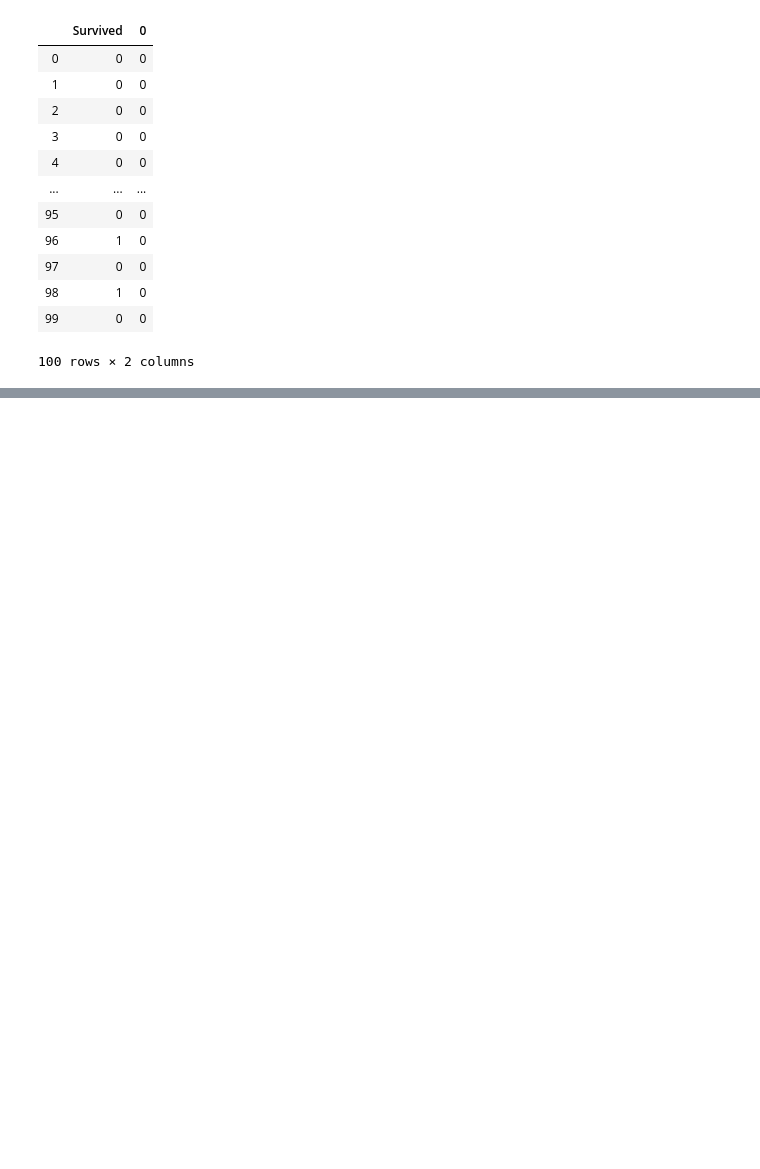
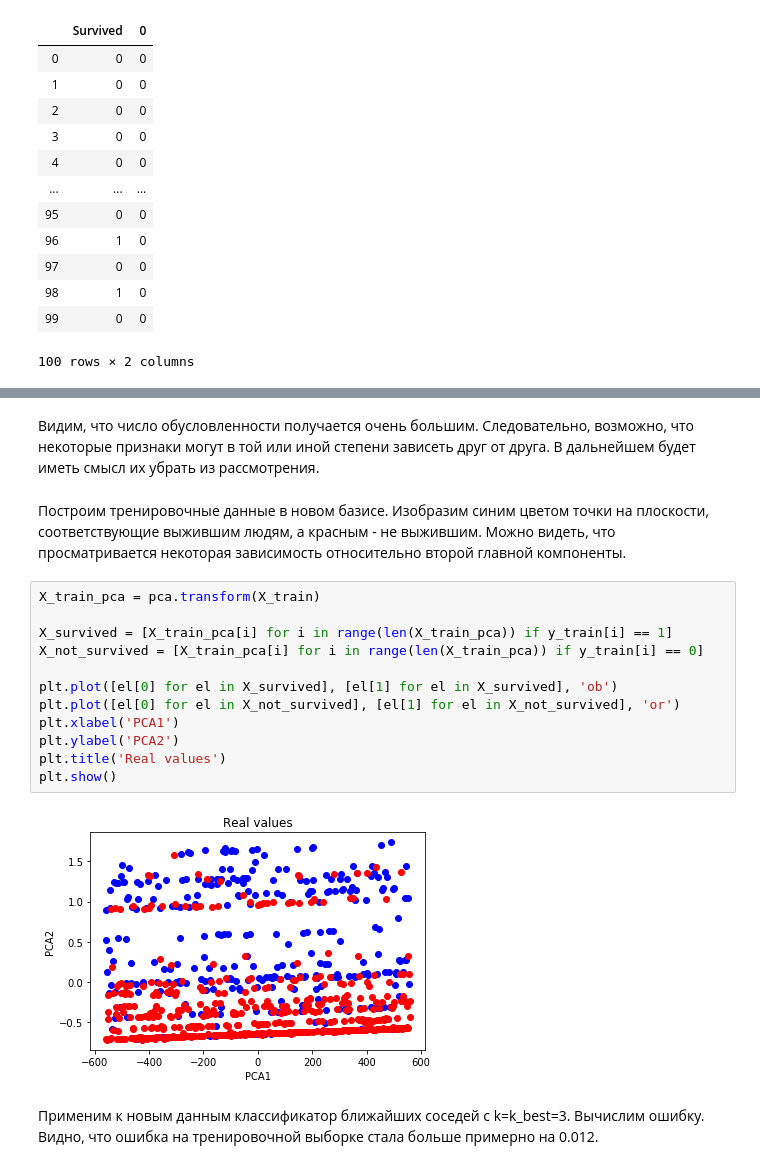
Before and after one commit to PanovaElena/MachineLearning, a Jupyter notebook: task_10.10.19.ipynb, the cells around one changed output, grey strips where cells are left out. Cells and saved outputs as stored; diff of their text form; blank space fills up the shorter version.

```diff
--- a/task_10.10.19.ipynb
+++ b/task_10.10.19.ipynb
@@ -203,0 +263,20 @@ res_test
+# %% [markdown]
+Видим, что число обусловленности получается очень большим. Следовательно, возможно, что некоторые признаки могут в той или иной степени зависеть друг от друга. В дальнейшем будет иметь смысл их убрать из рассмотрения.
+# %% [markdown]
+Построим тренировочные данные в новом базисе. Изобразим синим цветом точки на плоскости, соответствующие выжившим людям, а красным - не выжившим. Можно видеть, что просматривается некоторая зависимость относительно второй главной компоненты.
+# %%
+X_train_pca = pca.transform(X_train)
+
+X_survived = [X_train_pca[i] for i in range(len(X_train_pca)) if y_train[i] == 1]
+X_not_survived = [X_train_pca[i] for i in range(len(X_train_pca)) if y_train[i] == 0]
+
+plt.plot([el[0] for el in X_survived], [el[1] for el in X_survived], 'ob')
+plt.plot([el[0] for el in X_not_survived], [el[1] for el in X_not_survived], 'or')
+plt.xlabel('PCA1')
+plt.ylabel('PCA2')
+plt.title('Real values')
+plt.show()
+# %% [output]
+[figure, added]
+# %% [markdown]
+Применим к новым данным классификатор ближайших соседей с k=k_best=3. Вычислим ошибку. Видно, что ошибка на тренировочной выборке стала больше примерно на 0.012.
```
Also changed, not shown: parts of 24 cells of this notebook.
